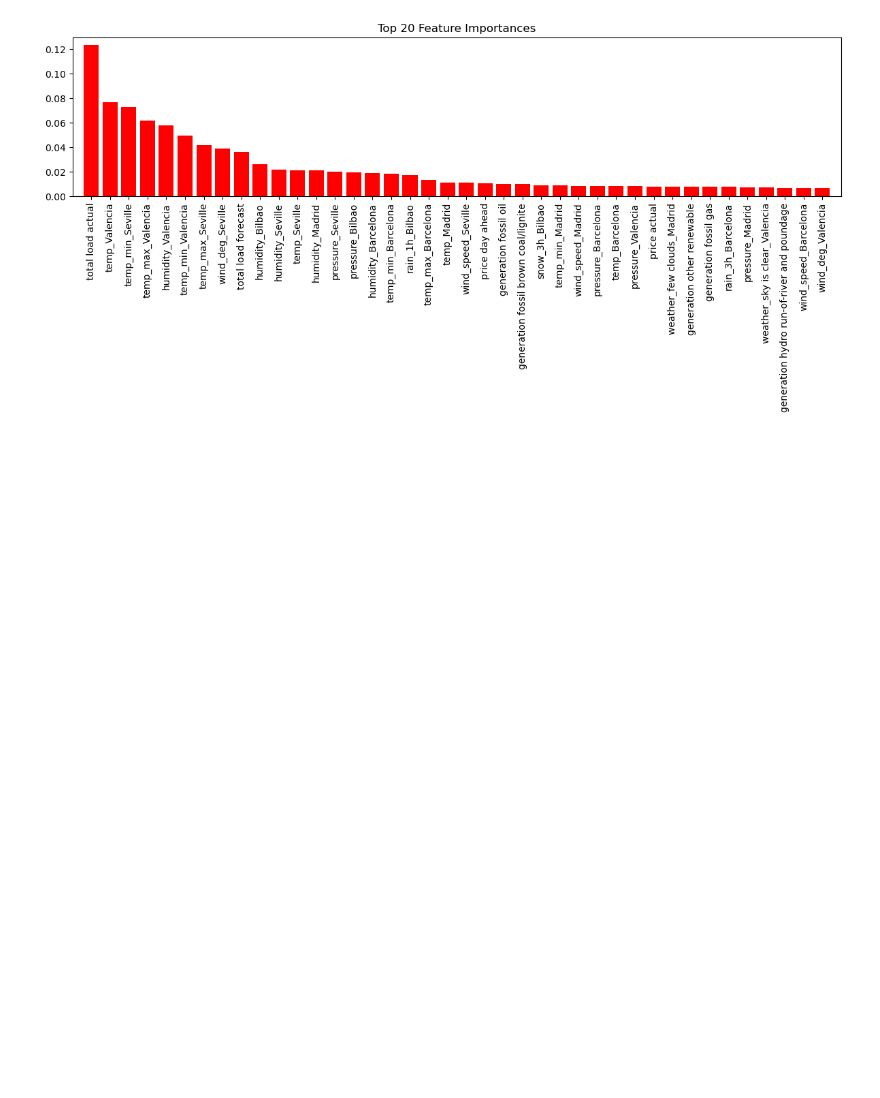
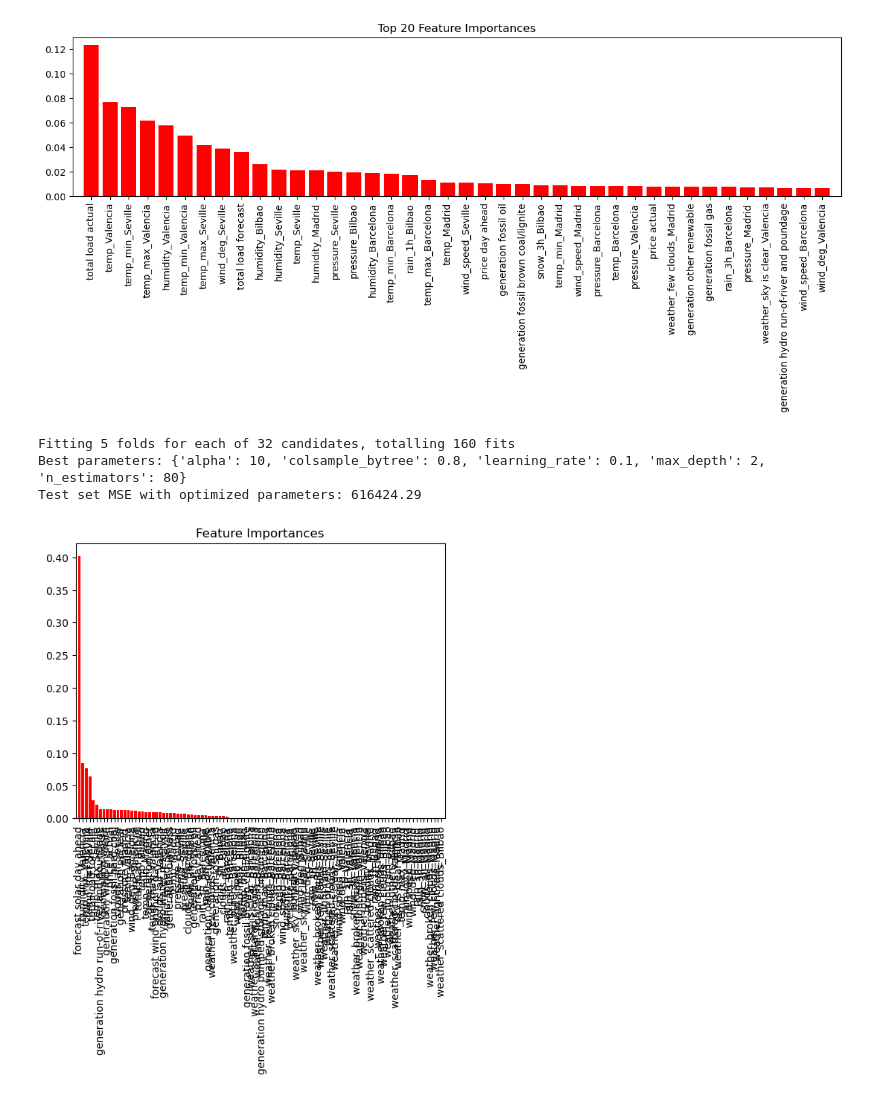
Before and after one commit to MDS-Mountain-Club/MDS_ML_Project, a Jupyter notebook: XGboost/JohannesXGBoost.ipynb, the cells around one changed output. Saved outputs shown, nothing was run; the diff lists cells and outputs as text; code cells hidden in the pictures; blank space fills up the shorter version.

```diff
--- a/XGboost/JohannesXGBoost.ipynb
+++ b/XGboost/JohannesXGBoost.ipynb
@@ -121,0 +148,7 @@ plt.show()
+# %%
+# Example usage
+X_train, X_test, y_train, y_test = prep_split(df_final,
+                                               columns=['generation solar'],
+                                               label='generation solar',
+                                               train_end_date='2015-12-31 23:00:00+00:00',
+                                               hours=24)
@@ -121,0 +186,27 @@ plt.show()
+# %%
+# Example usage
+
+param_grid = {
+    'max_depth': [2,10],
+    'alpha': [2,10],
+    'learning_rate': [0.1,0.5],
+    'n_estimators': [20,80],
+    'colsample_bytree': [0.3,0.8]
+}
+xgb_optimized, best_params, MSE = XGB(X_train, X_test, y_train, y_test, param_grid, random_state=42)
+# %% [output]
+Fitting 5 folds for each of 32 candidates, totalling 160 fits
+Best parameters: {'alpha': 10, 'colsample_bytree': 0.8, 'learning_rate': 0.1, 'max_depth': 2, 'n_estimators': 80}
+Test set MSE with optimized parameters: 616424.29
+# %%
+# Get and plot feature importances from the model
+importances = xgb_optimized.feature_importances_
+indices = np.argsort(importances)[::-1]
+plt.figure()
+plt.title('Feature Importances')
+plt.bar(range(X_train.shape[1]), importances[indices], color='r', align='center')
+plt.xticks(range(X_train.shape[1]), X_train.columns[indices], rotation=90)
+plt.xlim([-1, X_train.shape[1]])
+plt.show()
+# %% [output]
+[figure, added]
```
Also changed, not shown: parts of 5 cells of this notebook, 2 other files.
